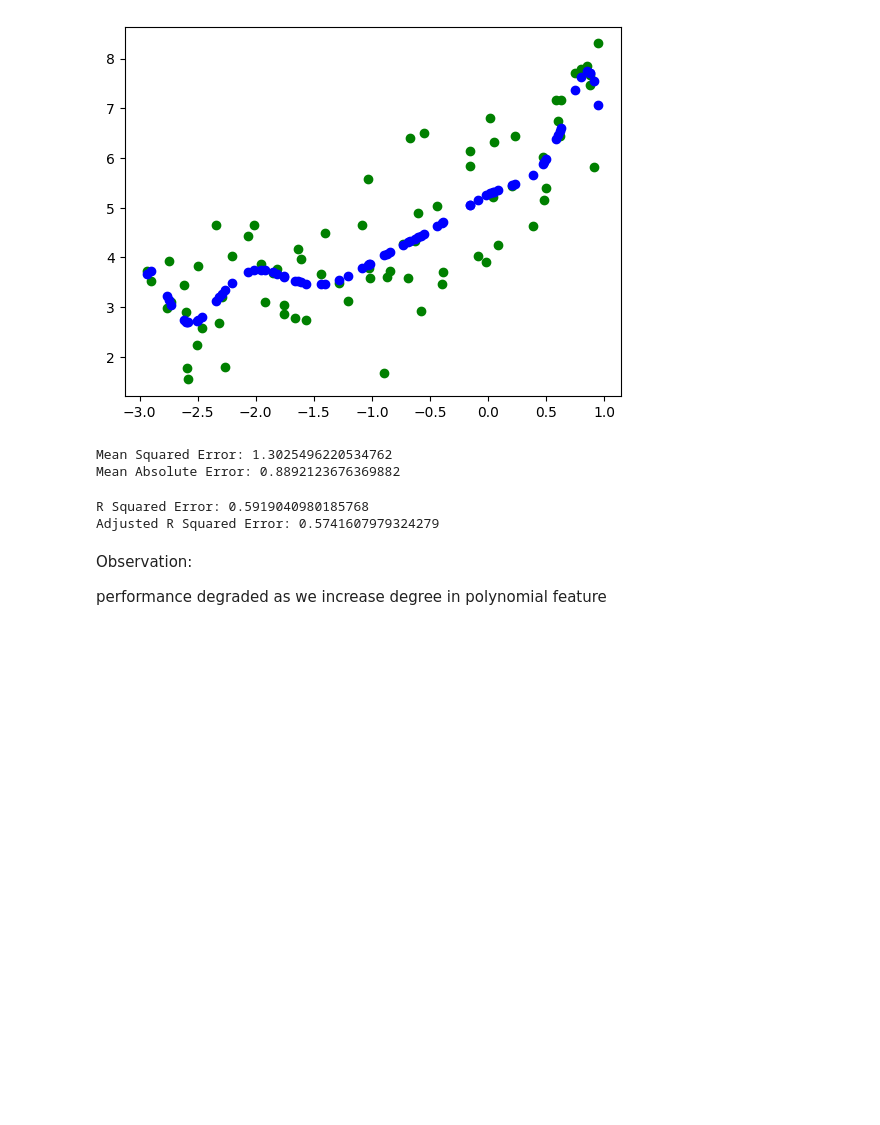
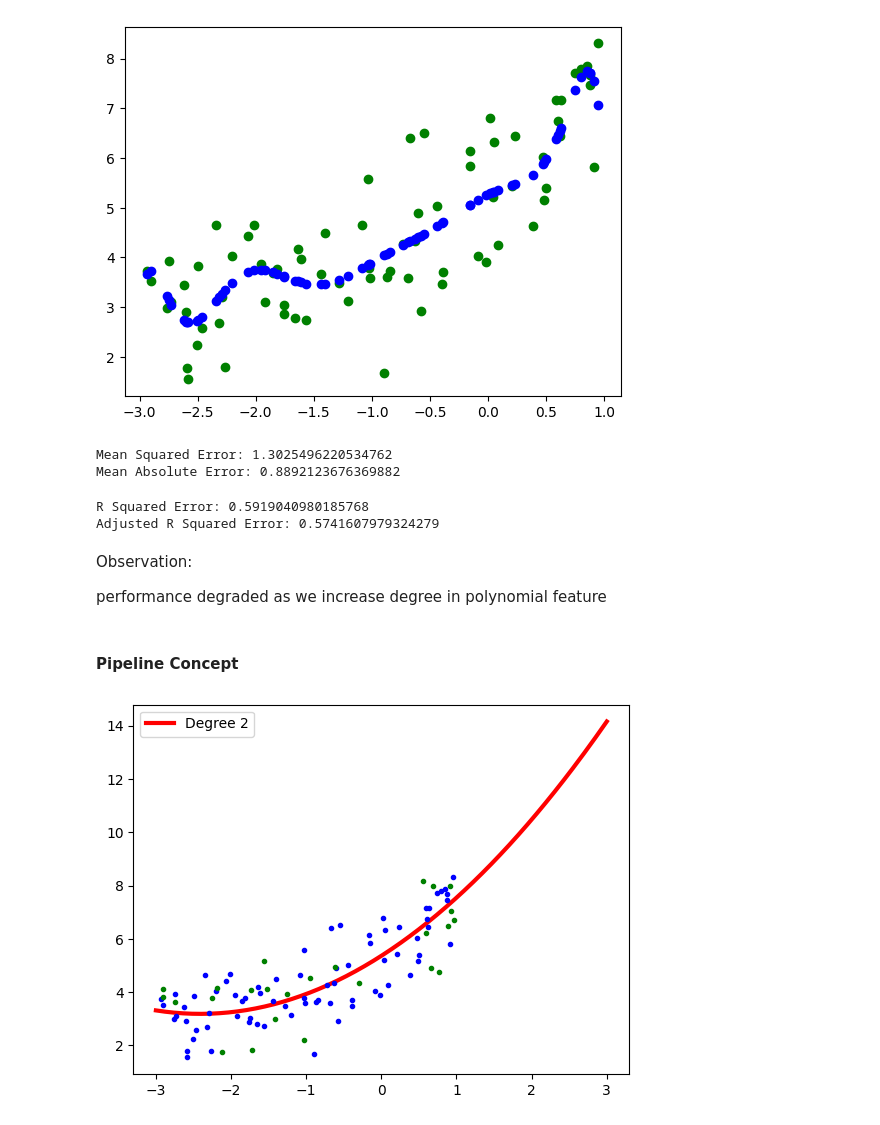
Before and after one commit to NarnindiMounica/Machine_Learning_Works, a Jupyter notebook: Regression/polynomial_regression.ipynb, the cells around one changed output. Drawn from its saved outputs; the diff is of its cells as text; code cells hidden in the pictures; blank space fills up the shorter version.

Commit message:
pipelining concept with example

```diff
--- a/Regression/polynomial_regression.ipynb
+++ b/Regression/polynomial_regression.ipynb
@@ -144,3 +144,5 @@ Adjusted R Squared Error: 0.5741607979324279
 Observation:
 
 performance degraded as we increase degree in polynomial feature
+# %% [markdown]
+#### Pipeline Concept
@@ -146,0 +151,24 @@ performance degraded as we increase degree in polynomial feature
+# %%
+def poly_regression(degree):
+    X_new = np.linspace(-3,3,200).reshape(200,1)
+
+    poly_features = PolynomialFeatures(degree=degree, include_bias=True)
+    linear_regressor = LinearRegression()
+    poly_regression = Pipeline([
+        ("poly_nomial_features", poly_features),
+        ("linear_regression", linear_regressor)
+    ])
+
+    poly_regression.fit(x_train, y_train)
+    y_pred_new = poly_regression.predict(X_new)
+
+    #plotting visually
+
+    plt.plot(X_new, y_pred_new, 'r', linewidth=3, label="Degree "+str(degree))
+    plt.plot(x_train, y_train, 'b.', linewidth=3)
+    plt.plot(x_test, y_test, 'g.', linewidth=3,)
+    plt.legend()
+# %%
+poly_regression(degree=2)
+# %% [output]
+[figure, added]
```
Also changed, not shown: parts of 1 cell of this notebook.
